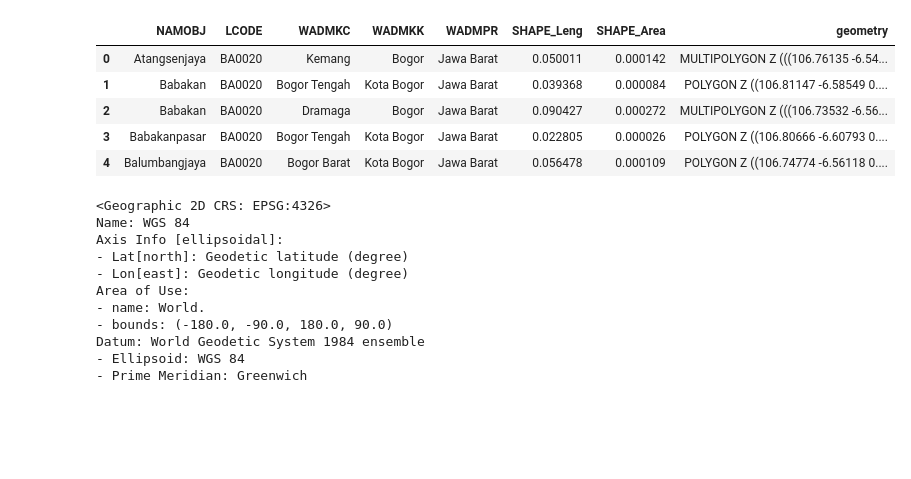
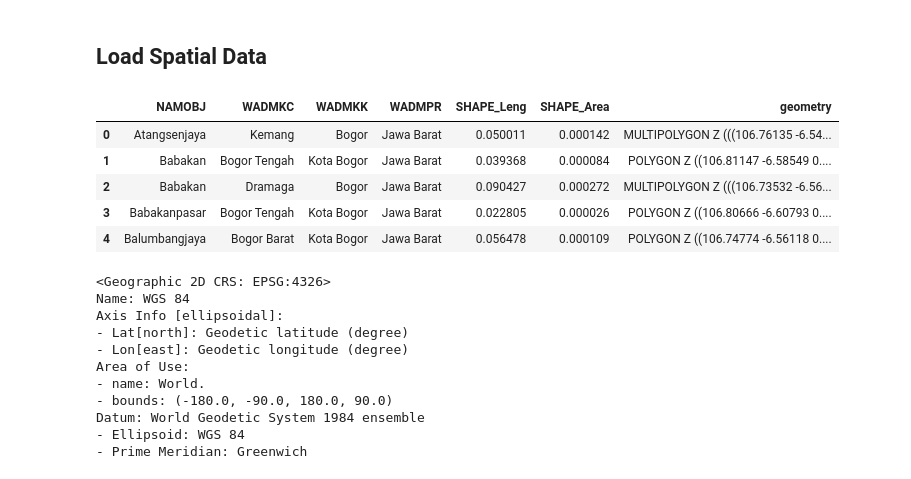
Before and after one commit to fahminlb33/bogor-house-price, a Jupyter notebook: notebooks/eda_spatial.ipynb, the cells around one changed output. Saved outputs shown, nothing was run; the diff lists cells and outputs as text; code cells hidden in the pictures; blank space fills up the shorter version.

```diff
--- a/notebooks/eda_spatial.ipynb
+++ b/notebooks/eda_spatial.ipynb
@@ -6,18 +62,20 @@ import seaborn as sns
+# %% [markdown]
+## Load Spatial Data
 # %%
 df_bogor = pd.concat([
   gpd.read_file("../dataset/shp/kota/ADMINISTRASIDESA_AR_25K.shp"),
   gpd.read_file("../dataset/shp/kab/ADMINISTRASIDESA_AR_25K.shp")
 ])
 
-df_bogor = df_bogor.drop(columns=["KDPPUM","REMARK","KDPBPS","FCODE","LUASWH","UUPP","SRS_ID","METADATA","KDEBPS","KDEPUM","KDCBPS","KDCPUM","KDBBPS","KDBPUM","WADMKD","WIADKD","WIADKC","WIADKK","WIADPR","TIPADM"])
+df_bogor = df_bogor[["NAMOBJ", "WADMKC", "WADMKK", "WADMPR", "SHAPE_Leng", "SHAPE_Area", "geometry"]]
 df_bogor.head()
 # %% [output]
-|  | NAMOBJ | LCODE | WADMKC | WADMKK | WADMPR | SHAPE_Leng | SHAPE_Area | geometry |
-| 0 | Atangsenjaya | BA0020 | Kemang | Bogor | Jawa Barat | 0.050011 | 0.000142 | MULTIPOLYGON Z (((106.76135 -6.54... |
-| 1 | Babakan | BA0020 | Bogor Tengah | Kota Bogor | Jawa Barat | 0.039368 | 0.000084 | POLYGON Z ((106.81147 -6.58549 0.... |
-| 2 | Babakan | BA0020 | Dramaga | Bogor | Jawa Barat | 0.090427 | 0.000272 | MULTIPOLYGON Z (((106.73532 -6.56... |
-| 3 | Babakanpasar | BA0020 | Bogor Tengah | Kota Bogor | Jawa Barat | 0.022805 | 0.000026 | POLYGON Z ((106.80666 -6.60793 0.... |
-| 4 | Balumbangjaya | BA0020 | Bogor Barat | Kota Bogor | Jawa Barat | 0.056478 | 0.000109 | POLYGON Z ((106.74774 -6.56118 0.... |
+|  | NAMOBJ | WADMKC | WADMKK | WADMPR | SHAPE_Leng | SHAPE_Area | geometry |
+| 0 | Atangsenjaya | Kemang | Bogor | Jawa Barat | 0.050011 | 0.000142 | MULTIPOLYGON Z (((106.76135 -6.54... |
+| 1 | Babakan | Bogor Tengah | Kota Bogor | Jawa Barat | 0.039368 | 0.000084 | POLYGON Z ((106.81147 -6.58549 0.... |
+| 2 | Babakan | Dramaga | Bogor | Jawa Barat | 0.090427 | 0.000272 | MULTIPOLYGON Z (((106.73532 -6.56... |
+| 3 | Babakanpasar | Bogor Tengah | Kota Bogor | Jawa Barat | 0.022805 | 0.000026 | POLYGON Z ((106.80666 -6.60793 0.... |
+| 4 | Balumbangjaya | Bogor Barat | Kota Bogor | Jawa Barat | 0.056478 | 0.000109 | POLYGON Z ((106.74774 -6.56118 0.... |
 # %%
 df_bogor.crs
 # %% [output]
```
Also changed, not shown: parts of 23 cells of this notebook, 8 other files.
